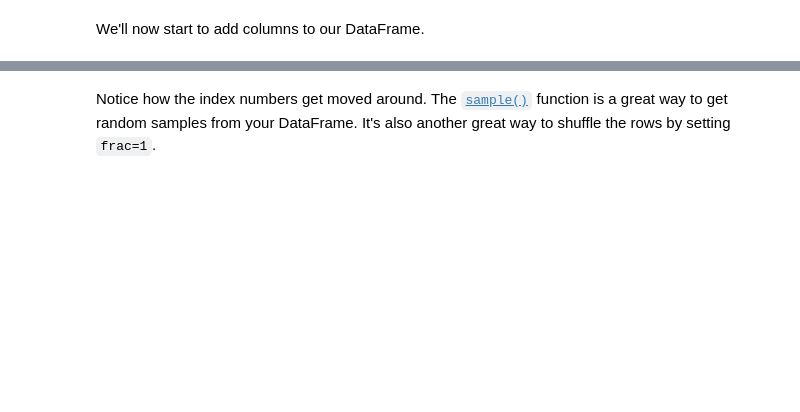
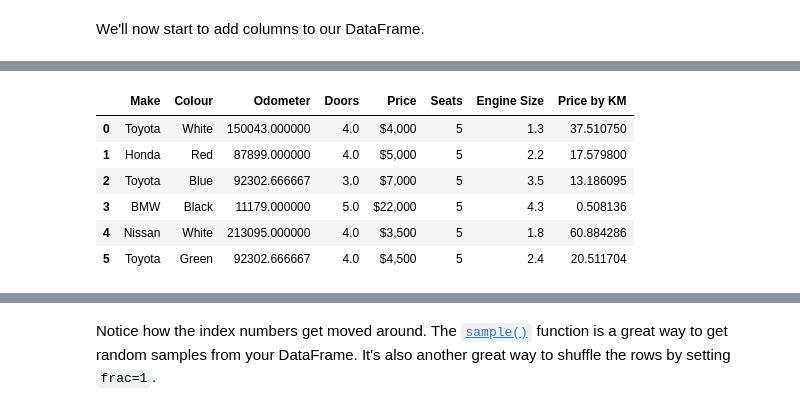
Before and after one commit to forlinarthur/ml-data-science-zero-mastery, a Jupyter notebook: notebooks/pandas-exercises.ipynb, the cells around one changed output, grey strips where cells are left out. Saved outputs shown, nothing was run; the diff lists cells and outputs as text; code cells hidden in the pictures; blank space fills up the shorter version.

```diff
--- a/notebooks/pandas-exercises.ipynb
+++ b/notebooks/pandas-exercises.ipynb
@@ -338,4 +360,5 @@ Let's try fill them.
 # %%
 # Remove the rest of the missing data inplace
+car_sales_missing_data.dropna(inplace=True)
 # %%
 # Verify the missing values are removed by viewing the DataFrame
@@ -343,7 +375,10 @@ Let's try fill them.
 We'll now start to add columns to our DataFrame.
 # %%
 # Create a "Seats" column where every row has a value of 5
+car_sales_missing_data["Seats"] = 5
 # %%
 # Create a column called "Engine Size" with random values between 1.3 and 4.5
 # Remember: If you're doing it from a Python list, the list has to be the same length
 # as the DataFrame
+car_sales_missing_data["Engine Size"] = [1.3, 2.2, 3.5, 4.3, 1.8, 2.4]
+car_sales_missing_data
@@ -350,5 +393,15 @@ We'll now start to add columns to our DataFrame.
 # %%
 # Create a column which represents the price of a car per kilometer
 # Then view the DataFrame
+car_sales_missing_data["Price by KM"] = car_sales_missing_data["Odometer"] / car_sales_missing_data["Price"].str.replace("\D", "").astype(int)
+car_sales_missing_data
+# %% [output]
+|  | Make | Colour | Odometer | Doors | Price | Seats | Engine Size | Price by KM |
+| 0 | Toyota | White | 150043.000000 | 4.0 | $4,000 | 5 | 1.3 | 37.510750 |
+| 1 | Honda | Red | 87899.000000 | 4.0 | $5,000 | 5 | 2.2 | 17.579800 |
+| 2 | Toyota | Blue | 92302.666667 | 3.0 | $7,000 | 5 | 3.5 | 13.186095 |
+| 3 | BMW | Black | 11179.000000 | 5.0 | $22,000 | 5 | 4.3 | 0.508136 |
+| 4 | Nissan | White | 213095.000000 | 4.0 | $3,500 | 5 | 1.8 | 60.884286 |
+| 5 | Toyota | Green | 92302.666667 | 4.0 | $4,500 | 5 | 2.4 | 20.511704 |
 # %%
 # Remove the last column you added using .drop()
```
Also changed, not shown: parts of 11 cells of this notebook, 4 other files.
